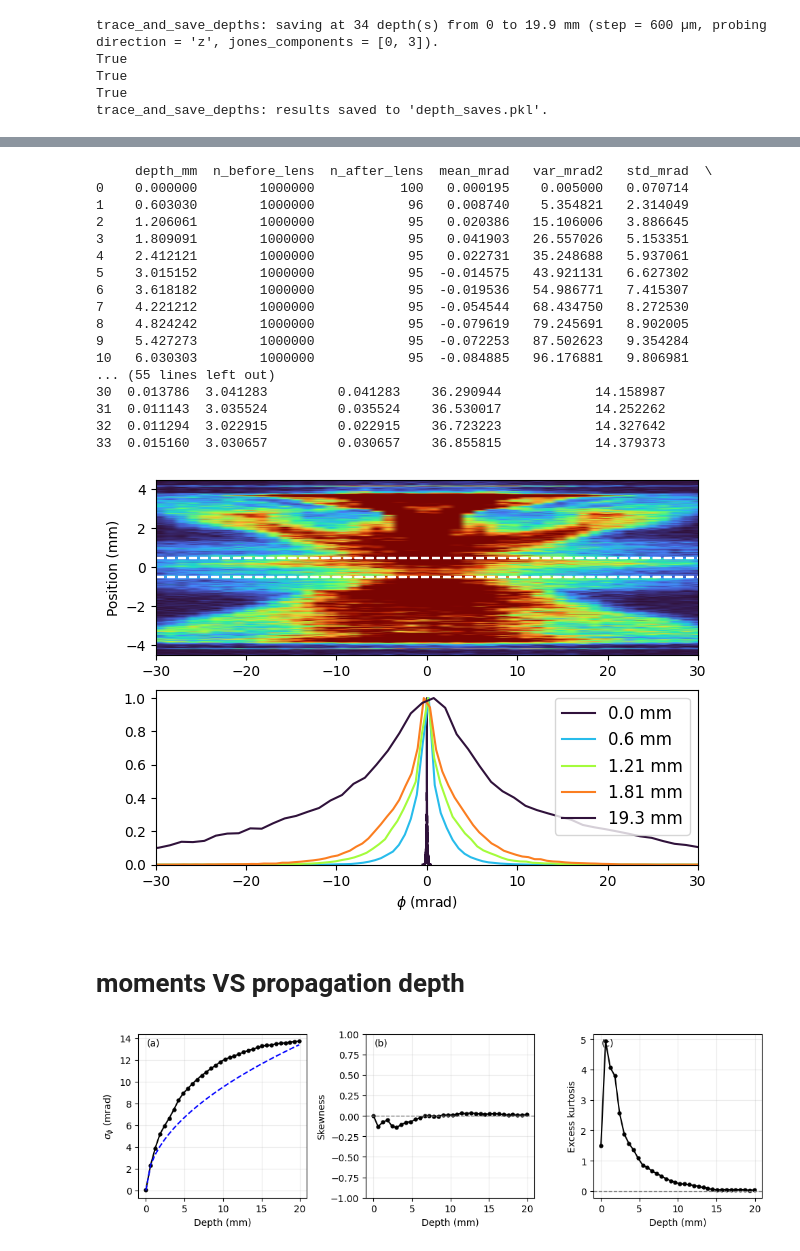
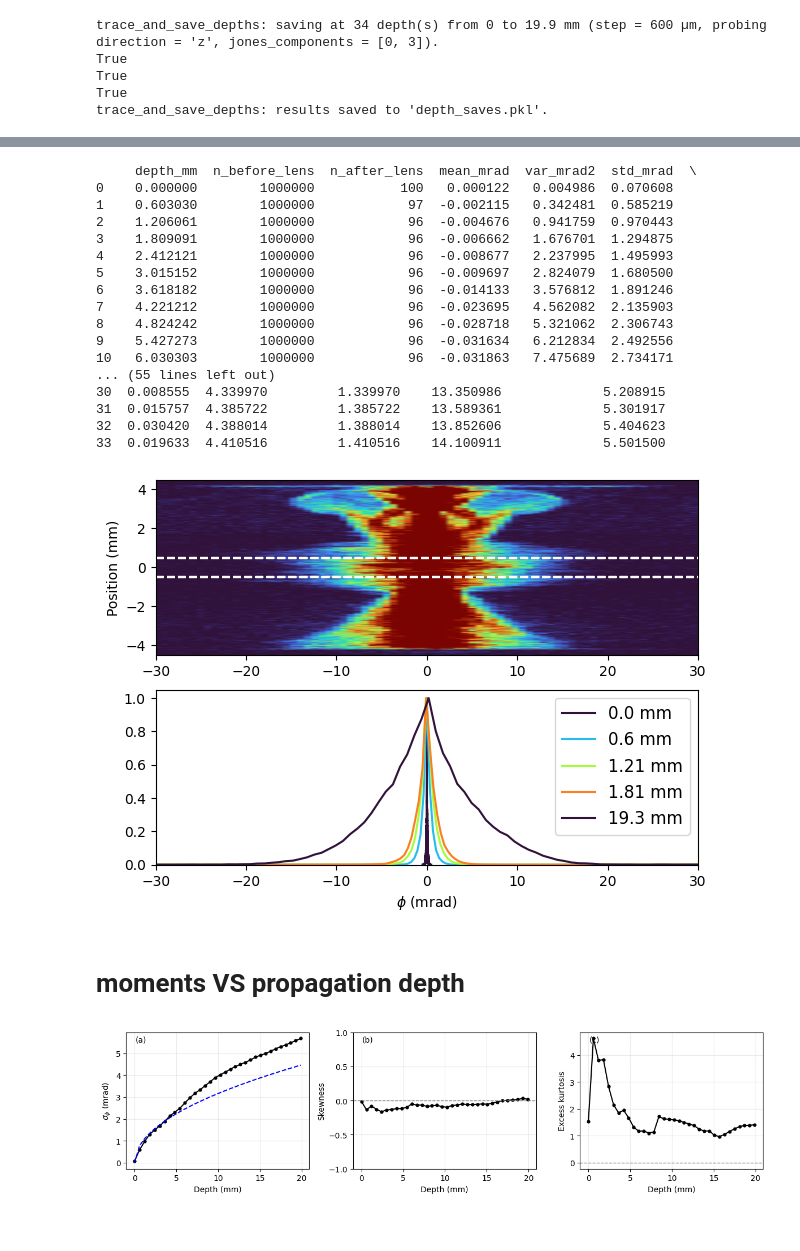
Before and after one commit to MAGPIE-ICL/SLOTH, a Jupyter notebook: examples/04.example_mesh_mesh_solve_at_depth.ipynb, the cells around one changed output, grey strips where cells are left out. Drawn from its saved outputs; the diff is of its cells as text; code cells hidden in the pictures.

Commit message:
fixed example trace at depth

```diff
--- a/examples/04.example_mesh_mesh_solve_at_depth.ipynb
+++ b/examples/04.example_mesh_mesh_solve_at_depth.ipynb
@@ -128,7 +128,7 @@ np.float64(0.01)
 [figure]
 # %%
 # define beam parameters
-lwl            =  1064e-9
+lwl            =  532e-9
 beam_size      =  [extent_x, extent_y]    # beam radius
 probing_extent =  extent_z
 ne_extent      =  probing_extent  # so the beam knows where to initialise initial positions
@@ -194,6 +194,8 @@ def ccd_cutoff_1d(phi, *, phi_max=None, phi_min=None):
         mask &= (phi <= phi_max)
     return mask
 # --------------------------
+
+i = -1
 
 x_mm = np.asarray(result["jvec"][i][0], dtype=float) * 1e3
 phi_mrad = np.asarray(result["jvec"][i][1], dtype=float) * 1e3
@@ -498,23 +500,23 @@ df_syn = moments_vs_depth_from_hist_roi_1dcut(
 
 print(df_syn)
 # %% [output]
-     depth_mm  n_before_lens  n_after_lens  mean_mrad   var_mrad2   std_mrad  \
-0    0.000000        1000000           100   0.000195    0.005000   0.070714
-1    0.603030        1000000            96   0.008740    5.354821   2.314049
-2    1.206061        1000000            95   0.020386   15.106006   3.886645
-3    1.809091        1000000            95   0.041903   26.557026   5.153351
-4    2.412121        1000000            95   0.022731   35.248688   5.937061
-5    3.015152        1000000            95  -0.014575   43.921131   6.627302
-6    3.618182        1000000            95  -0.019536   54.986771   7.415307
-7    4.221212        1000000            95  -0.054544   68.434750   8.272530
-8    4.824242        1000000            95  -0.079619   79.245691   8.902005
-9    5.427273        1000000            95  -0.072253   87.502623   9.354284
-10   6.030303        1000000            95  -0.084885   96.176881   9.806981
+     depth_mm  n_before_lens  n_after_lens  mean_mrad  var_mrad2  std_mrad  \
+0    0.000000        1000000           100   0.000122   0.004986  0.070608
+1    0.603030        1000000            97  -0.002115   0.342481  0.585219
+2    1.206061        1000000            96  -0.004676   0.941759  0.970443
+3    1.809091        1000000            96  -0.006662   1.676701  1.294875
+4    2.412121        1000000            96  -0.008677   2.237995  1.495993
+5    3.015152        1000000            96  -0.009697   2.824079  1.680500
+6    3.618182        1000000            96  -0.014133   3.576812  1.891246
+7    4.221212        1000000            96  -0.023695   4.562082  2.135903
+8    4.824242        1000000            96  -0.028718   5.321062  2.306743
+9    5.427273        1000000            96  -0.031634   6.212834  2.492556
+10   6.030303        1000000            96  -0.031863   7.475689  2.734171
 ... (55 lines left out)
-30  0.013786  3.041283         0.041283    36.290944            14.158987
-31  0.011143  3.035524         0.035524    36.530017            14.252262
-32  0.011294  3.022915         0.022915    36.723223            14.327642
-33  0.015160  3.030657         0.030657    36.855815            14.379373
+30  0.008555  4.339970         1.339970    13.350986             5.208915
+31  0.015757  4.385722         1.385722    13.589361             5.301917
+32  0.030420  4.388014         1.388014    13.852606             5.404623
+33  0.019633  4.410516         1.410516    14.100911             5.501500
 # %%
 import matplotlib.pyplot as plt
 
@@ -552,37 +554,39 @@ for ax in [ax1]:
     ax.set_ylim(bottom = 0)
     ax.legend(fontsize = 12)
 # %% [output]
-[figure, old version]
+[figure, new version]
 # %% [markdown]
 # moments VS propagation depth
 # %%
-fig, (ax0, ax1, ax2) = plt.subplots(1, 3, figsize=(10, 3.2), sharex=True)
+fig, (ax0, ax1, ax2) = plt.subplots(1, 3, figsize=(12., 3.2), sharex=True)
 
 plot_kw = dict(marker='o', ms=3.5, lw=1.5, c='k')
 
 ax0.plot(df_syn["depth_mm"], df_syn["std_mrad"], **plot_kw)
-ax0.plot(df_syn["depth_mm"], 3*df_syn["depth_mm"]**0.5, c = "b", ls = "--")
+ax0.plot(df_syn["depth_mm"], 1*df_syn["depth_mm"]**0.5, c = "b", ls = "--", label = "RW")
 
 ax0.set_ylabel(r"$\sigma_\phi$ (mrad)")
 ax0.set_xlabel("Depth (mm)")
 ax0.text(0.05, 0.93, "(a)", transform=ax0.transAxes)
 # ax0.set_xscale("log")
 # ax0.set_yscale("log")
 
 ax1.plot(df_syn["depth_mm"], df_syn["skew"], **plot_kw)
 ax1.axhline(0, ls='--', lw=1, c='0.5')
 ax1.set_ylabel("Skewness")
 ax1.set_xlabel("Depth (mm)")
 ax1.text(0.05, 0.93, "(b)", transform=ax1.transAxes)
 ax1.set_ylim(-1, 1)
+ax1.set_yticks([-1, -0.5, 0, 0.5, 1])
 
 ax2.plot(df_syn["depth_mm"], df_syn["excess_kurtosis"], **plot_kw)
 ax2.axhline(0, ls='--', lw=1, c='0.5')
 ax2.set_ylabel("Excess kurtosis")
 ax2.set_xlabel("Depth (mm)")
 ax2.text(0.05, 0.93, "(c)", transform=ax2.transAxes)
 
 for ax in (ax0, ax1, ax2):
     ax.grid(alpha=0.25)
+plt.tight_layout()
 # %% [output]
-[figure, old version]
+[figure, new version]
```
Also changed, not shown: parts of 2 cells of this notebook.
